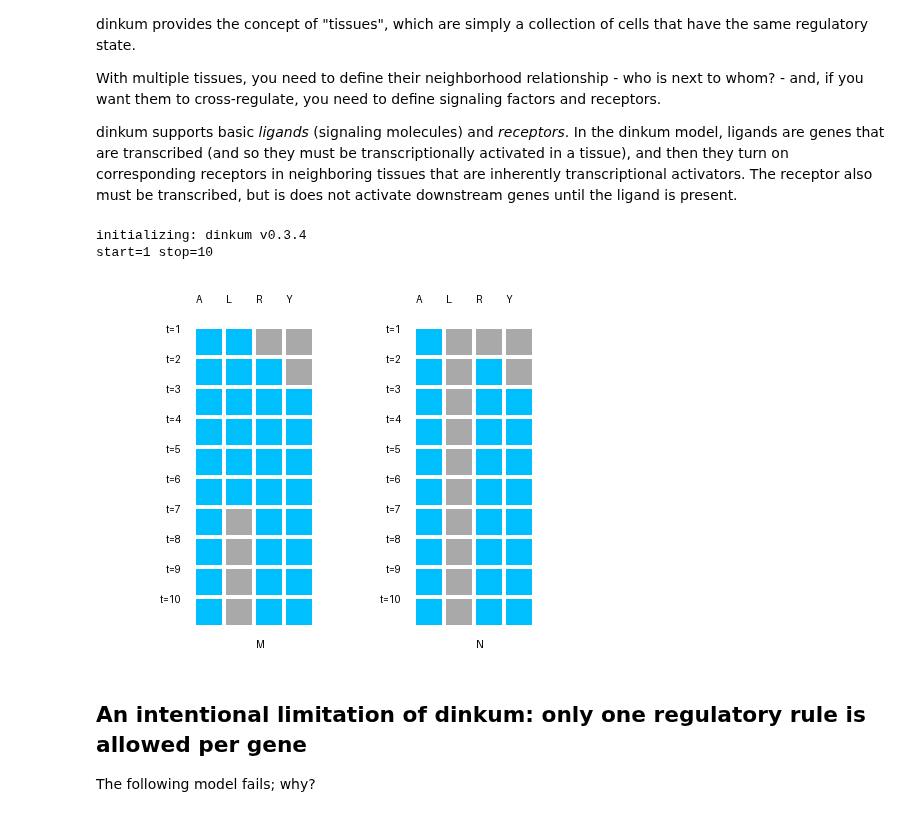
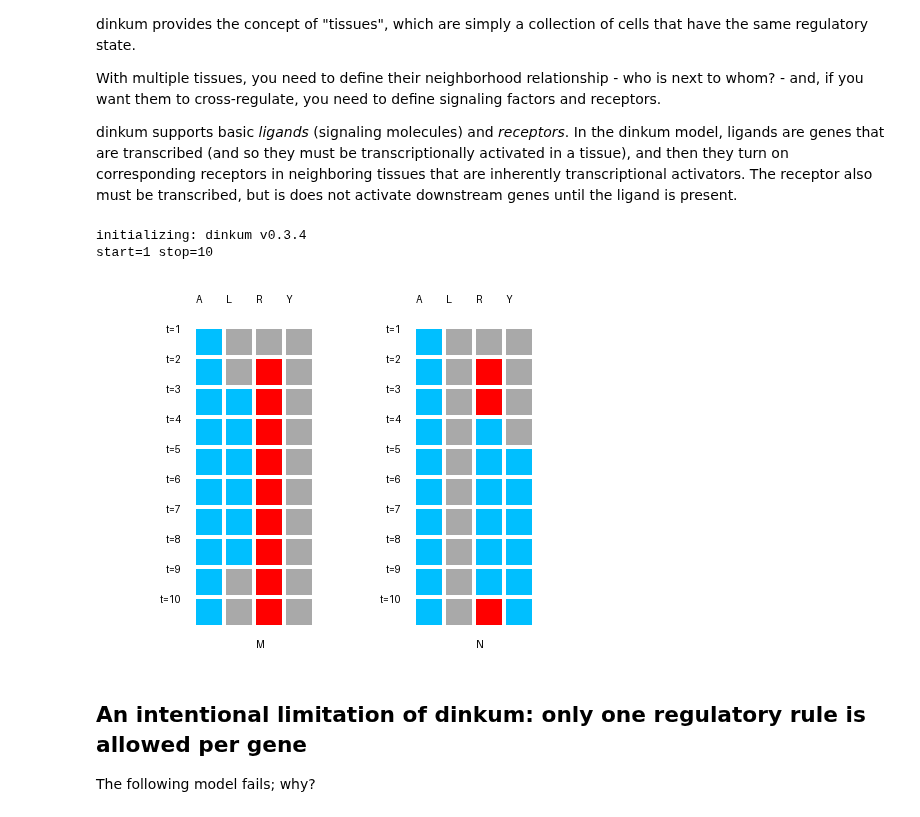
Before and after one commit to dinkum-bio/dinkum, a Jupyter notebook: notebooks/getting-started.ipynb, the cells around one changed output. Cells and saved outputs as stored; diff of their text form; code cells hidden in the pictures.

```diff
--- a/notebooks/getting-started.ipynb
+++ b/notebooks/getting-started.ipynb
@@ -122,37 +122,37 @@ dinkum supports basic _ligands_ (signaling molecules) and _receptors_. In the di
 # %%
 dinkum.reset()
 
 # create two tissues
 m = Tissue(name='M')
 n = Tissue(name='N')
 
 # make them neighbors.
 m.add_neighbor(neighbor=n)
 n.add_neighbor(neighbor=m)
 
 a = Gene(name='A')          # permanent positive input in M and N; will turn on receptor R
 m.add_gene(gene=a, start=1)
 n.add_gene(gene=a, start=1)
 
 # VFG:
-ligand = Gene(name='L')          # ligand
-r = Receptor(name='R')           # receptor
+l = Gene(name='L')          # ligand
+r = Receptor(name='R', ligand=l)           # receptor
 y = Gene(name='Y')               # output
 
 # ligand L: on in tissue M
-ligand.is_present(where=m, start=1, duration=6)
+l.is_present(where=m, start=3, duration=6)
 
-# receptor R: transcribed by A, activated by ligand L.
-r.ligand(activator=a, ligand=ligand)
+# receptor R: transcribed by A (but activated by ligand L)
+r.activated_by(source=a)
 
 # gene Y turned on by receptor R
 y.activated_by(source=r)    # transcription of Y turned on by activated R.
 
 dinkum.run_and_display(stop=10)
 # %% [output]
 initializing: dinkum v0.3.4
 start=1 stop=10
-[figure, old version]
+[figure, new version]
 # %% [markdown]
 ## An intentional limitation of dinkum: only one regulatory rule is allowed per gene
 
```
Also changed, not shown: 6 other files.
